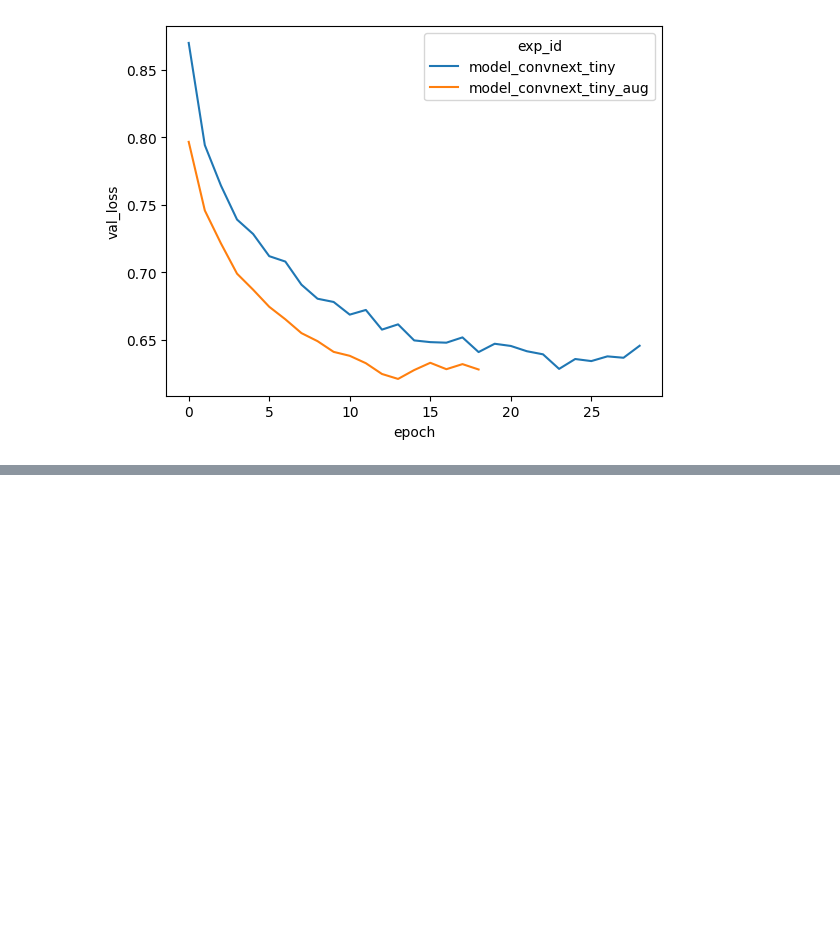
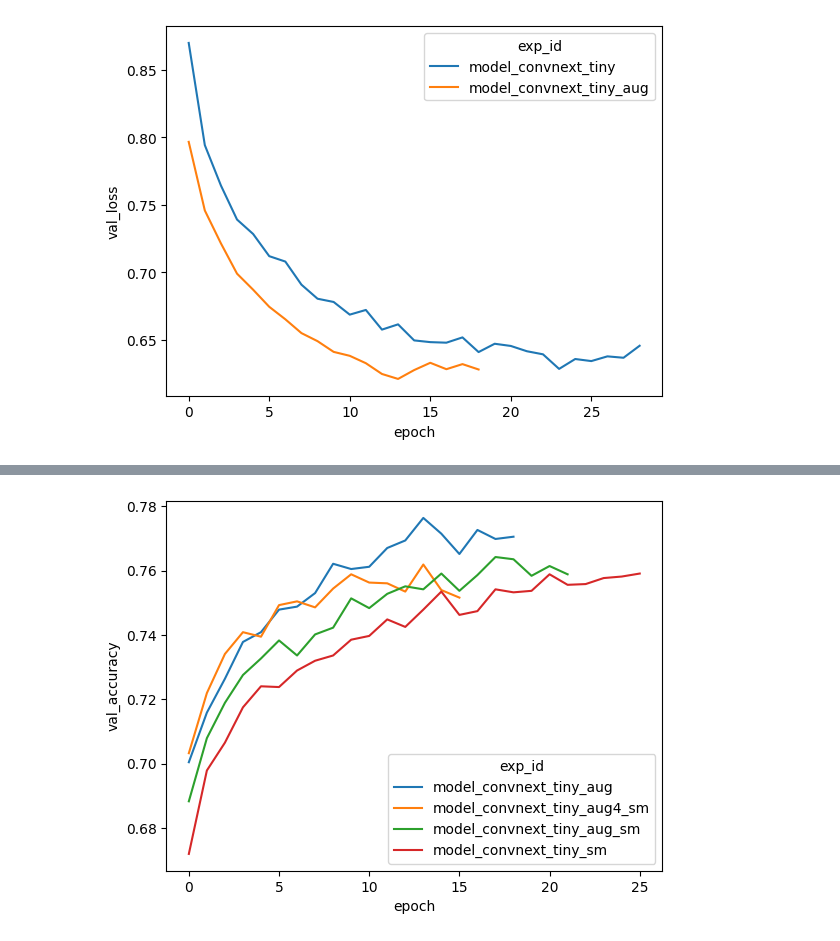
Before and after one commit to btsmith29/AMLS_II_assignment23_24, a Jupyter notebook: assignment-workings.ipynb, the cells around one changed output, grey strips where cells are left out. Saved outputs shown, nothing was run; the diff lists cells and outputs as text; code cells hidden in the pictures; blank space fills up the shorter version.

```diff
--- a/assignment-workings.ipynb
+++ b/assignment-workings.ipynb
@@ -377,3 +335,12 @@ plot_experiments_comp(df_results,["model_convnext_tiny", "model_convnext_tiny_au
 plot_experiments_comp(df_results,["model_convnext_tiny", "model_convnext_tiny_aug"], "val_loss")
 # %% [output]
 [figure]
+# %%
+ds_train_aug_lg = augment_dataset(ds_train, 3)
+# %%
+(m3, df_hist) = run_experiment("model_convnext_tiny_aug4_sm", 1, model_convnext_tiny, ds_train_aug_lg, ds_valid, DEFAULT_PARAMS)
+df_results = add_results(df_results, df_hist)
+
+df_results.to_csv("results.csv")
+
+m3.evaluate(ds_test)
@@ -379,0 +394,4 @@ plot_experiments_comp(df_results,["model_convnext_tiny", "model_convnext_tiny_au
+# %%
+plot_experiments_comp(df_results,["model_convnext_tiny_aug", "model_convnext_tiny_sm", "model_convnext_tiny_aug_sm", "model_convnext_tiny_aug4_sm"], "val_accuracy")
+# %% [output]
+[figure, added]
```
Also changed, not shown: parts of 12 cells of this notebook.
